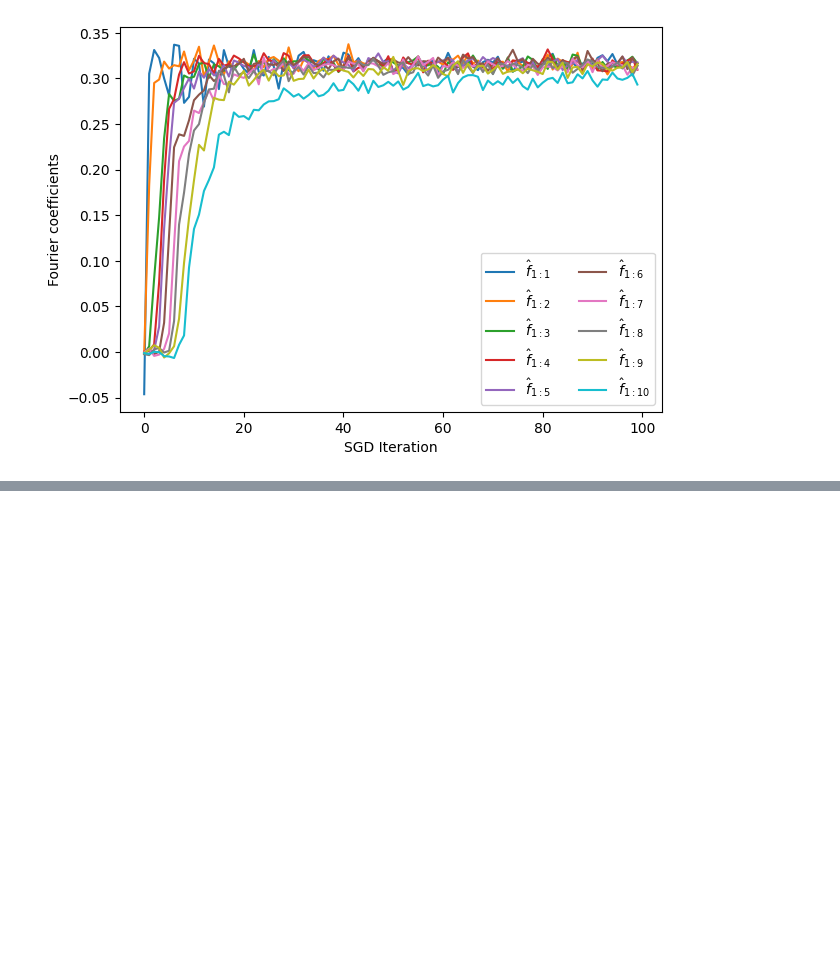
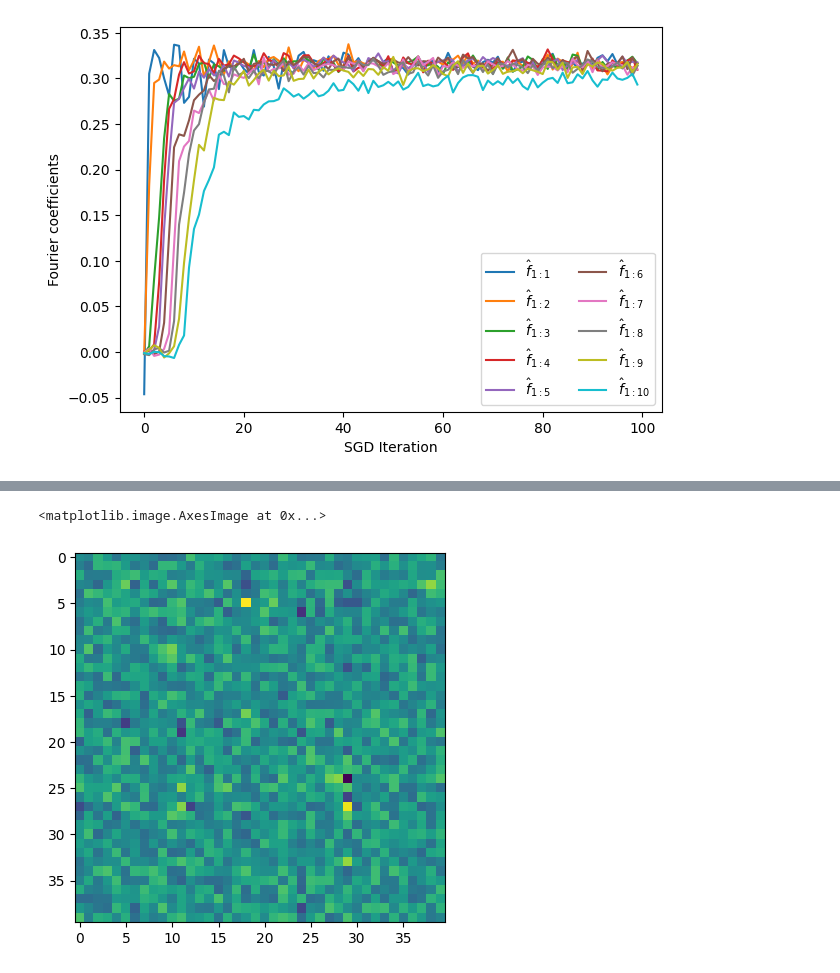
Before and after one commit to sean-lo/staircase_boolean, a Jupyter notebook: output.ipynb, the cells around one changed output, grey strips where cells are left out. Cells and saved outputs as stored; diff of their text form; code cells hidden in the pictures; blank space fills up the shorter version.

```diff
--- a/output.ipynb
+++ b/output.ipynb
@@ -52,0 +80,5 @@ plt.show()
+# %%
+plt.imshow(net.linears[2].weight.detach().numpy())
+# %% [output]
+<matplotlib.image.AxesImage at 0x...>
+[figure, added]
```
Also changed, not shown: parts of 14 cells of this notebook, 3 other files.
